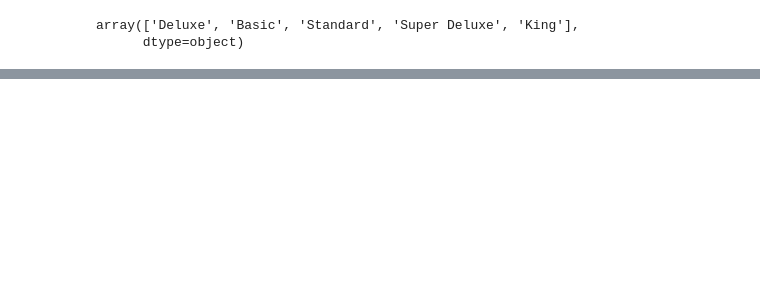
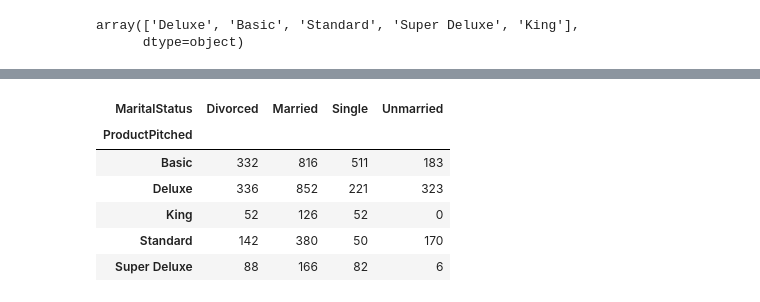
Before and after one commit to Shoyeb45/MiniProjects, a Jupyter notebook: PythonAssign/EDA/main.ipynb, the cells around one changed output, grey strips where cells are left out. Saved outputs shown, nothing was run; the diff lists cells and outputs as text; code cells hidden in the pictures; blank space fills up the shorter version.

```diff
--- a/PythonAssign/EDA/main.ipynb
+++ b/PythonAssign/EDA/main.ipynb
@@ -239,0 +216,2 @@ df5
+# %%
+df['Gender'] = df['Gender'].replace('Fe Male', 'Female', regex = False)
@@ -239,0 +318,3 @@ df5
+# %%
+# filling null values with 1
+df["NumberOfChildrenVisiting"].fillna(value = int(df["NumberOfChildrenVisiting"].mean()), inplace = True)
@@ -239,0 +362,11 @@ df5
+# %%
+df6 = df.groupby([ 'ProductPitched' , 'MaritalStatus']).size().unstack(fill_value = 0)
+df6
+# %% [output]
+| MaritalStatus | Divorced | Married | Single | Unmarried |
+| ProductPitched |  |  |  |  |
+| Basic | 332 | 816 | 511 | 183 |
+| Deluxe | 336 | 852 | 221 | 323 |
+| King | 52 | 126 | 52 | 0 |
+| Standard | 142 | 380 | 50 | 170 |
+| Super Deluxe | 88 | 166 | 82 | 6 |
```
Also changed, not shown: parts of 54 cells of this notebook.
